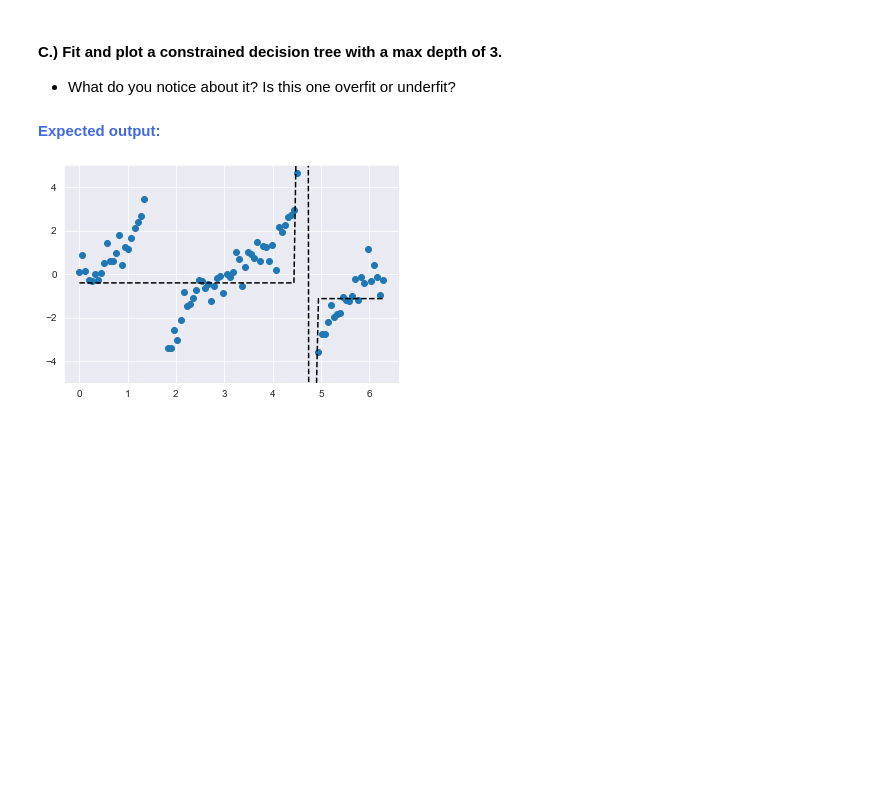
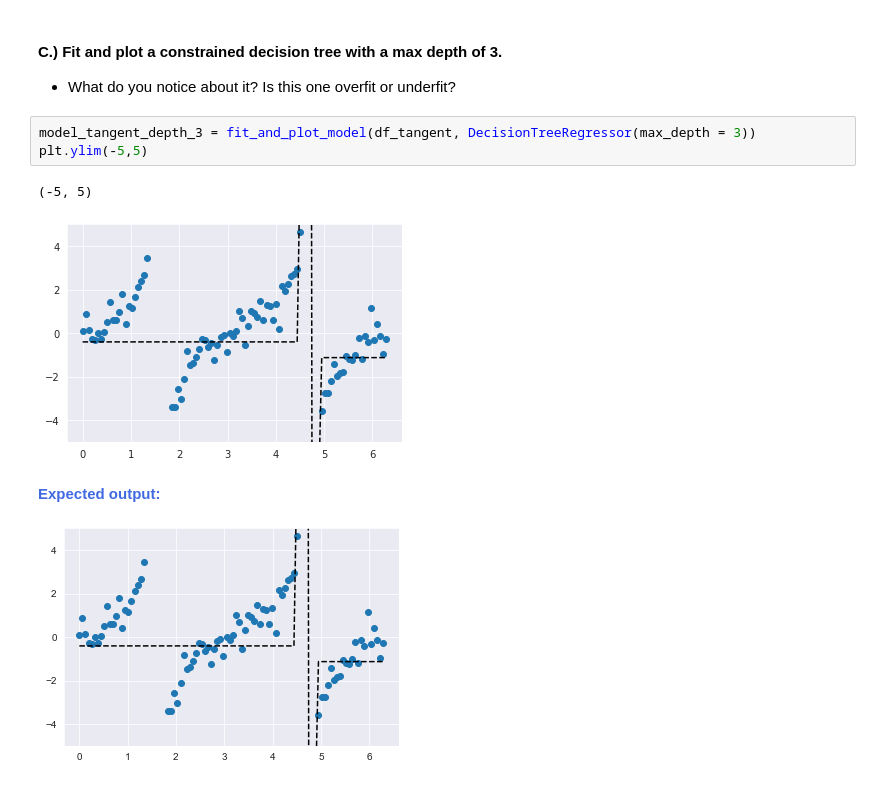
Before and after one commit to cedricsoares/elite_data_science, a Jupyter notebook: 4 - Workbook - Complexity Overload.ipynb, the cells around one changed output. Cells and saved outputs as stored; diff of their text form; blank space fills up the shorter version.

```diff
--- a/4 - Workbook - Complexity Overload.ipynb
+++ b/4 - Workbook - Complexity Overload.ipynb
@@ -435,6 +506,12 @@ Finally, just as in the previous modules' workbooks, let's revisit the noisy tan
 # %% [markdown]
 #### C.) Fit and plot a constrained decision tree with a max depth of 3.
 * What do you notice about it? Is this one overfit or underfit?
+# %%
+model_tangent_depth_3 = fit_and_plot_model(df_tangent, DecisionTreeRegressor(max_depth = 3))
+plt.ylim(-5,5)
+# %% [output]
+(-5, 5)
+[figure, added]
 # %% [markdown]
 <strong style="color:RoyalBlue">Expected output:</strong>
 
```
Also changed, not shown: parts of 19 cells of this notebook, 1 other file.
